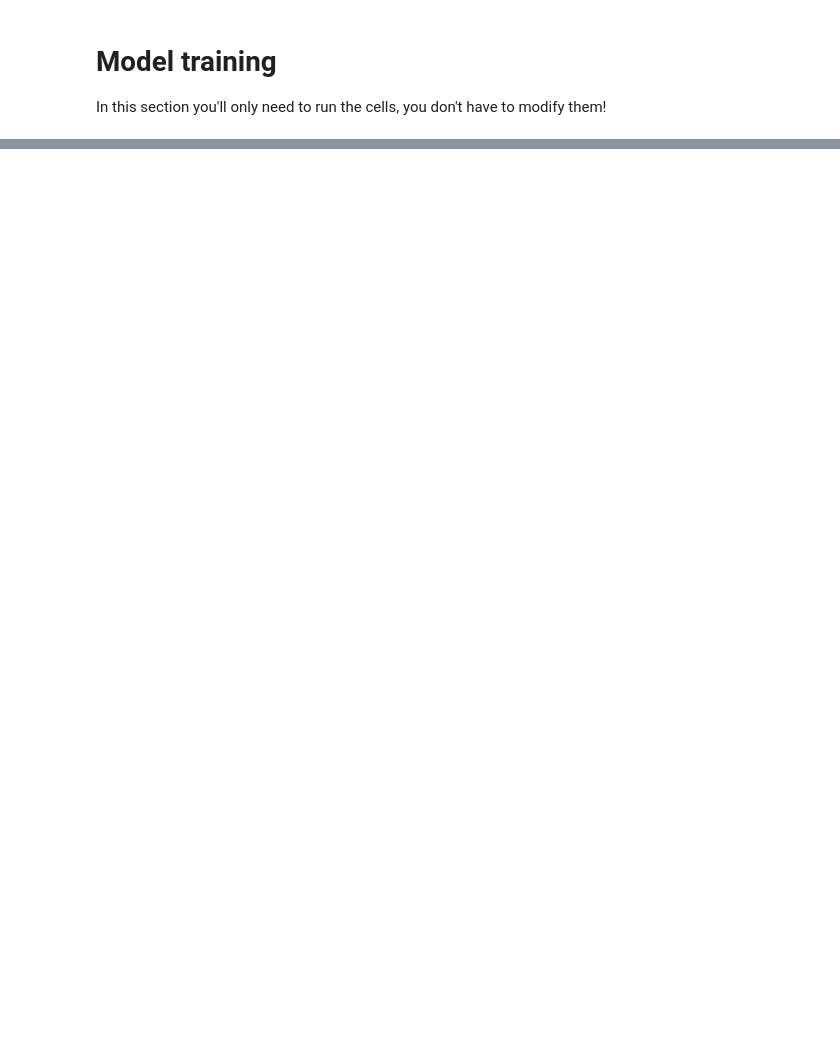
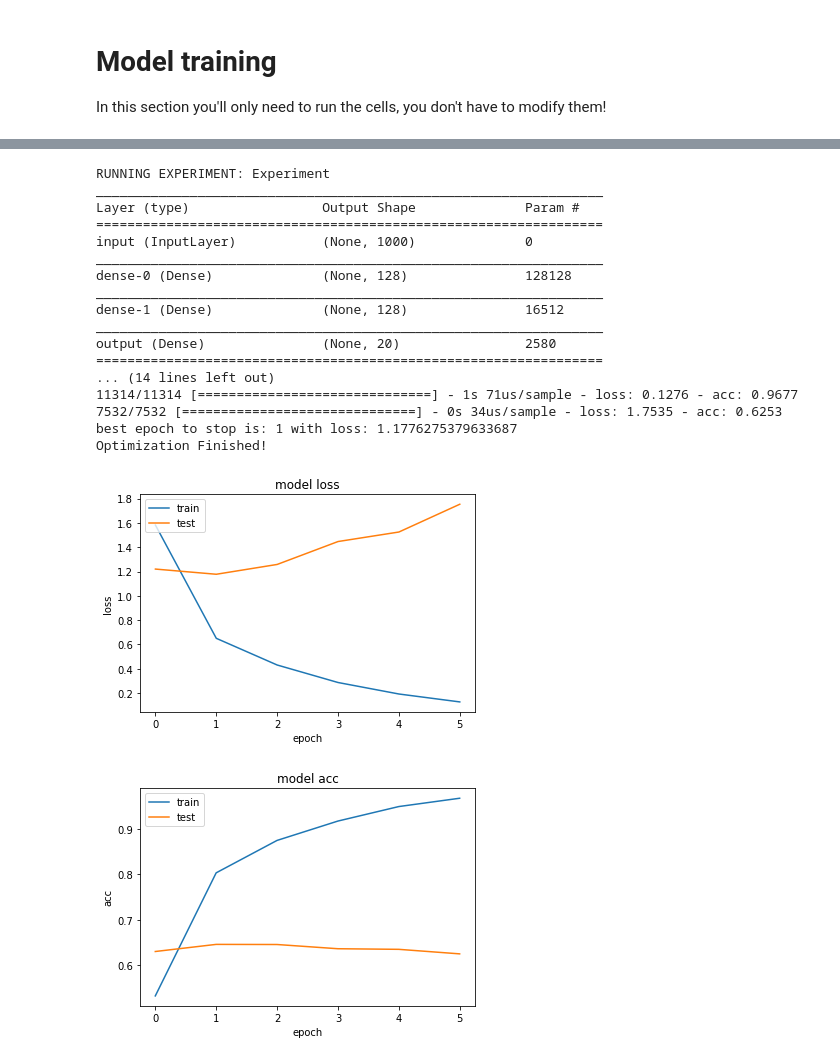
Before and after one commit to antonpetkoff/learning, a Jupyter notebook: text-mining/TM_lab08_MLP_Reg.ipynb, the cells around one changed output, grey strips where cells are left out. Cells and saved outputs as stored; diff of their text form; code cells hidden in the pictures; blank space fills up the shorter version.

Commit message:
Extract run_experiment function for easier experiments

```diff
--- a/text-mining/TM_lab08_MLP_Reg.ipynb
+++ b/text-mining/TM_lab08_MLP_Reg.ipynb
@@ -313,0 +314,33 @@ visualize_history(full_history, key='acc').show()
+# %%
+def run_experiment(hparams, title='Experiment'):
+    print('RUNNING EXPERIMENT: {}'.format(title))
+    model = create_model(hparams)
+    history = train_model(model, hparams)
+    visualize_history(history, key='loss').show()
+    visualize_history(history, key='acc').show()
+    final_test_loss = history['loss'][1][-1]
+    final_test_acc = history['acc'][1][-1]
+    print('Final test loss: {}'.format(final_test_loss))
+    print('Final test accuracy: {}'.format(final_test_acc))
+# %%
+run_experiment(hparams)
+# %% [output]
+RUNNING EXPERIMENT: Experiment
+_________________________________________________________________
+Layer (type)                 Output Shape              Param #
+=================================================================
+input (InputLayer)           (None, 1000)              0
+_________________________________________________________________
+dense-0 (Dense)              (None, 128)               128128
+_________________________________________________________________
+dense-1 (Dense)              (None, 128)               16512
+_________________________________________________________________
+output (Dense)               (None, 20)                2580
+=================================================================
+... (14 lines left out)
+11314/11314 [==============================] - 1s 71us/sample - loss: 0.1276 - acc: 0.9677
+7532/7532 [==============================] - 0s 34us/sample - loss: 1.7535 - acc: 0.6253
+best epoch to stop is: 1 with loss: 1.1776275379633687
+Optimization Finished!
+[figure, added]
+[figure, added]
```
Also changed, not shown: parts of 5 cells of this notebook.
